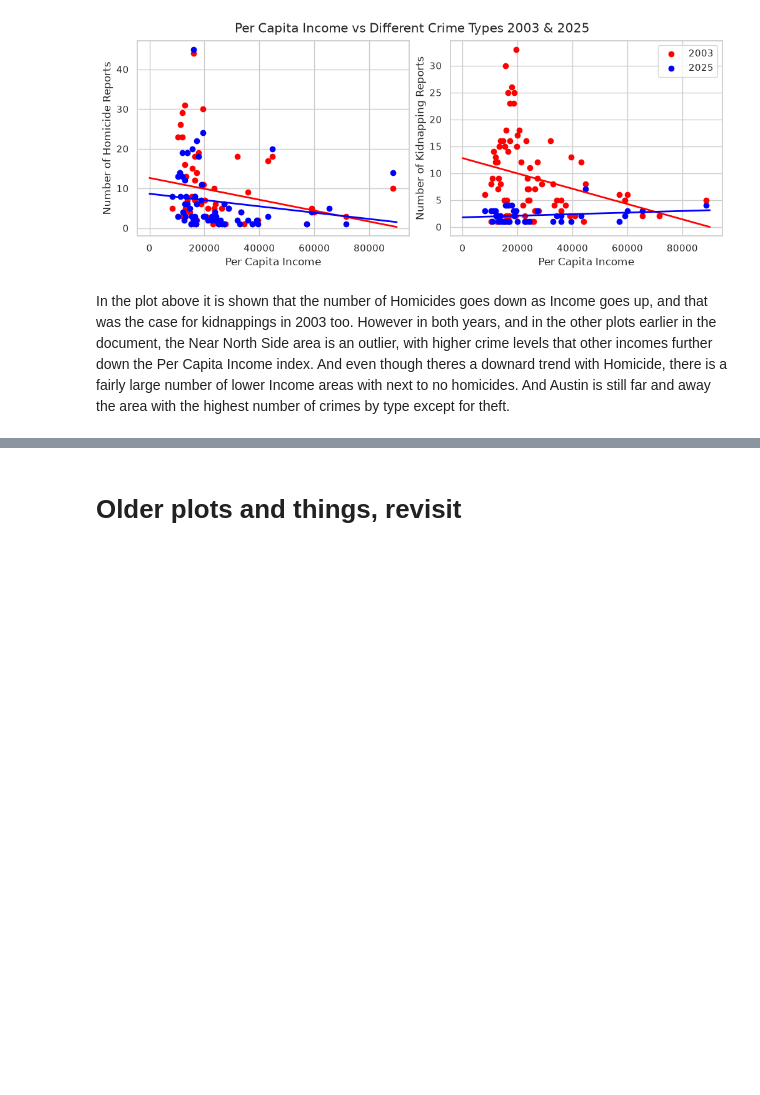
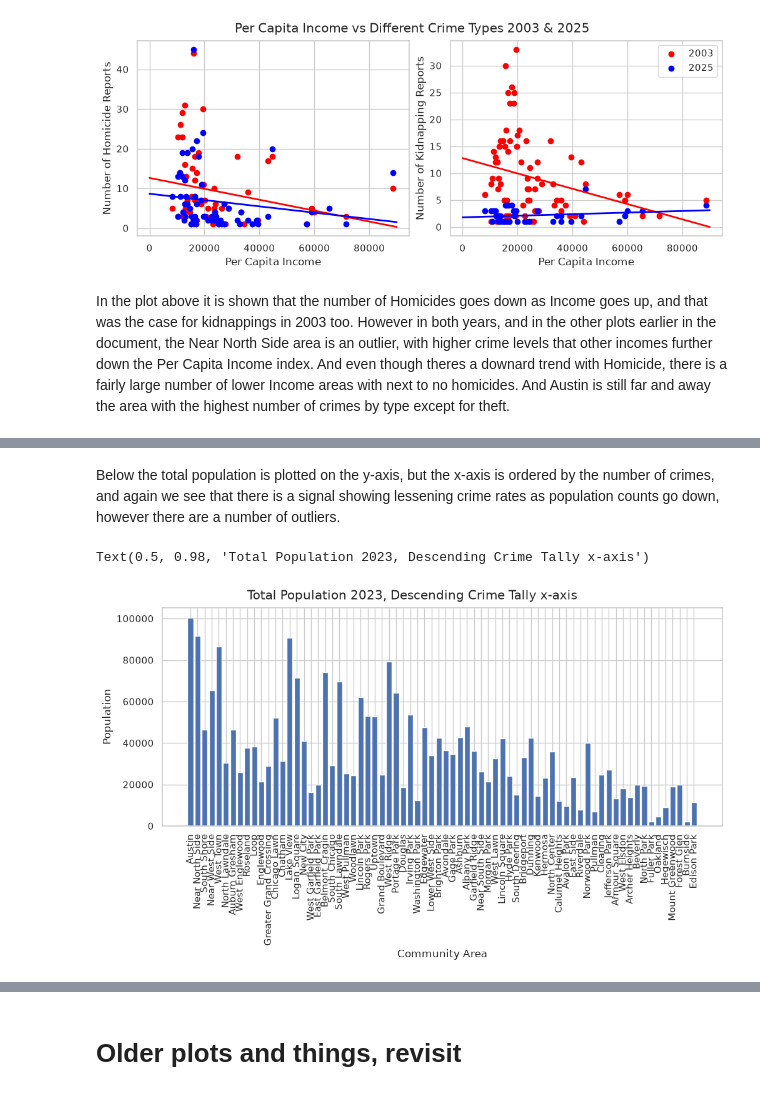
Before and after one commit to ogladr-kjarr/learning-EDA-with-Python, a Jupyter notebook: ChicagoCrimeSocioEconomicData.ipynb, the cells around one changed output, grey strips where cells are left out. Drawn from its saved outputs; the diff is of its cells as text; code cells hidden in the pictures; blank space fills up the shorter version.

```diff
--- a/ChicagoCrimeSocioEconomicData.ipynb
+++ b/ChicagoCrimeSocioEconomicData.ipynb
@@ -606,0 +662,21 @@ In the plot above it is shown that the number of Homicides goes down as Income g
+# %% [markdown]
+Below the total population is plotted on the y-axis, but the x-axis is ordered by the number of crimes, and again we see that there is a signal showing lessening crime rates as population counts go down, however there are a number of outliers.
+# %%
+sort_by_population = enriched_count_by_area_df.select(
+    ["CommunityAreaName", "NumberOfCrimes", "TotalPopulation", "HardshipIndex"]
+).sort(pl.col("NumberOfCrimes"), descending=True).filter(
+    pl.col("TotalPopulation") > 0
+)
+
+fig, ax = plt.subplots(figsize=(10, 6), layout="constrained")
+
+ax.bar(sort_by_population["CommunityAreaName"],
+        sort_by_population["TotalPopulation"])
+ax.tick_params("x", rotation=90, rotation_mode="xtick")
+#ax.set_yticks([0, 1, 2, 3, 4, 5, 6 ], labels=['0', '10', '100', '1,000', '10,000', '100,000', '1,000,000'])
+ax.set_xlabel("Community Area")
+ax.set_ylabel("Population")
+fig.suptitle("Total Population 2023, Descending Crime Tally x-axis")
+# %% [output]
+Text(0.5, 0.98, 'Total Population 2023, Descending Crime Tally x-axis')
+[figure, added]
```
Also changed, not shown: parts of 28 cells of this notebook.
